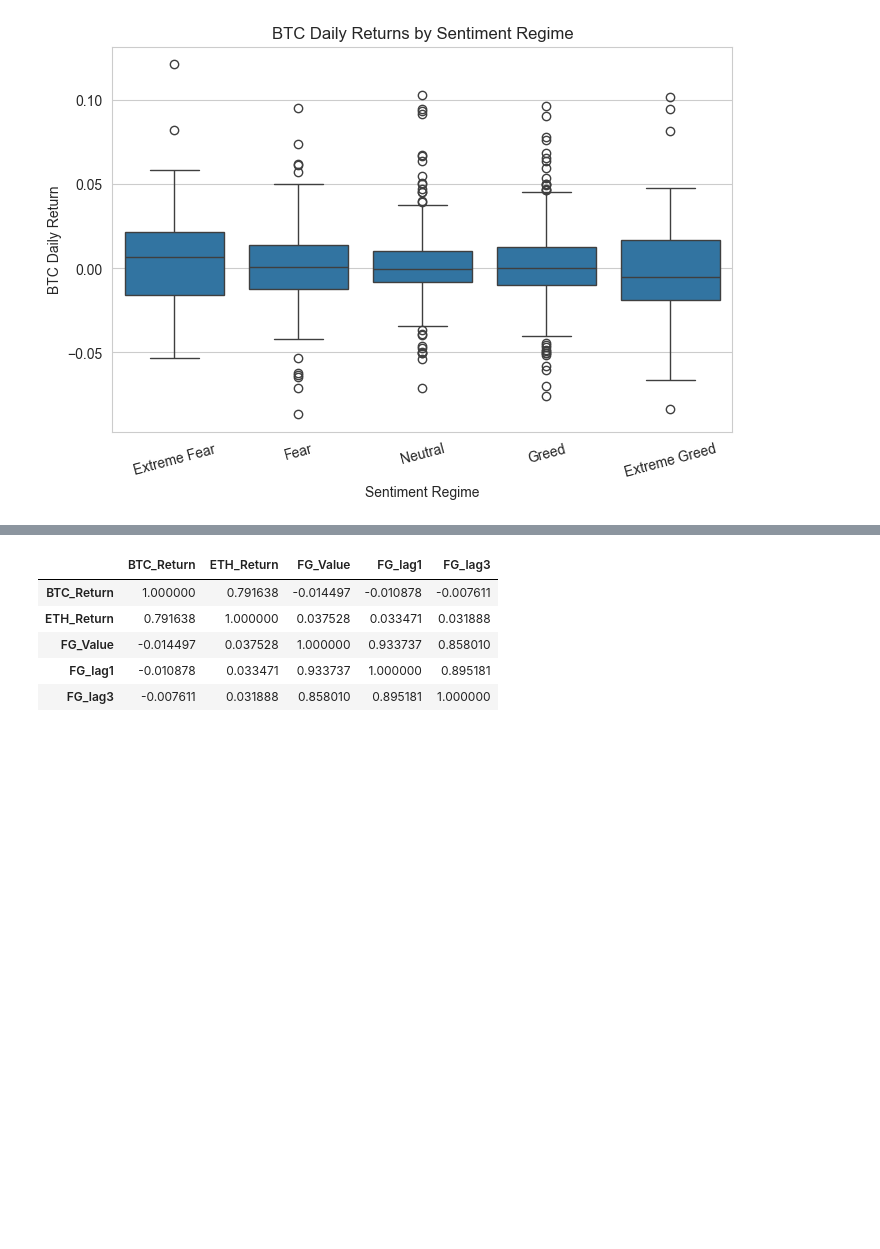
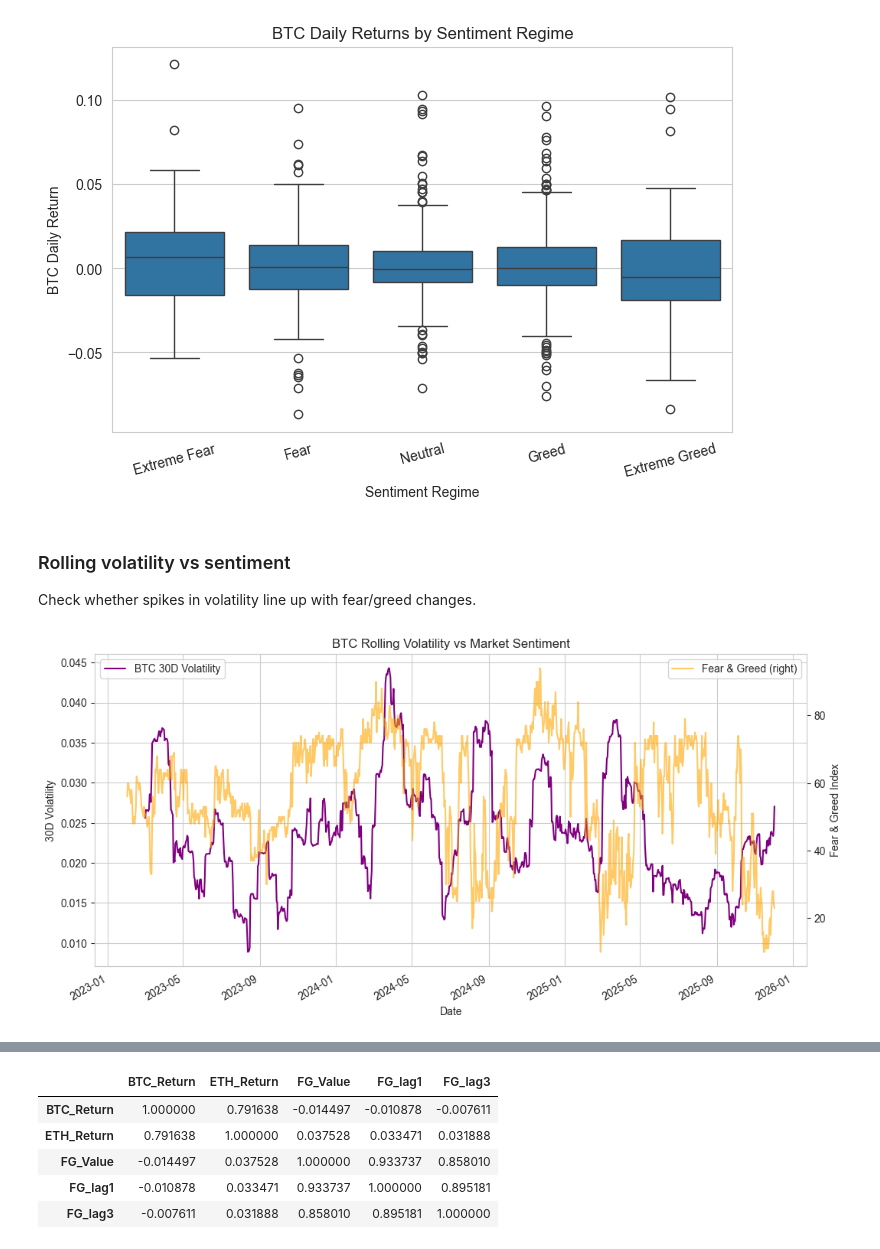
Before and after one commit to Reshal-006/crypto-sentiment-eda, a Jupyter notebook: notebooks/03_eda.ipynb, the cells around one changed output, grey strips where cells are left out. Saved outputs shown, nothing was run; the diff lists cells and outputs as text; code cells hidden in the pictures; blank space fills up the shorter version.

```diff
--- a/notebooks/03_eda.ipynb
+++ b/notebooks/03_eda.ipynb
@@ -104,3 +150,22 @@ plt.xticks(rotation=15)
 plt.show()
 # %% [output]
 [figure]
+# %% [markdown]
+### Rolling volatility vs sentiment
+Check whether spikes in volatility line up with fear/greed changes.
+# %%
+df = ensure_df().copy()
+
+df["BTC_RollVol30"] = df["BTC_Return"].rolling(window=30).std()
+
+ax1 = df["BTC_RollVol30"].plot(figsize=(12, 6), label="BTC 30D Volatility", color="purple")
+ax2 = df["FG_Value"].plot(secondary_y=True, label="Fear & Greed", color="orange", alpha=0.6)
+
+ax1.set_ylabel("30D Volatility")
+ax2.set_ylabel("Fear & Greed Index")
+ax1.set_title("BTC Rolling Volatility vs Market Sentiment")
+ax1.legend(loc="upper left")
+ax2.legend(loc="upper right")
+plt.show()
+# %% [output]
+[figure, added]
```
Also changed, not shown: parts of 27 cells of this notebook, 2 other files.
